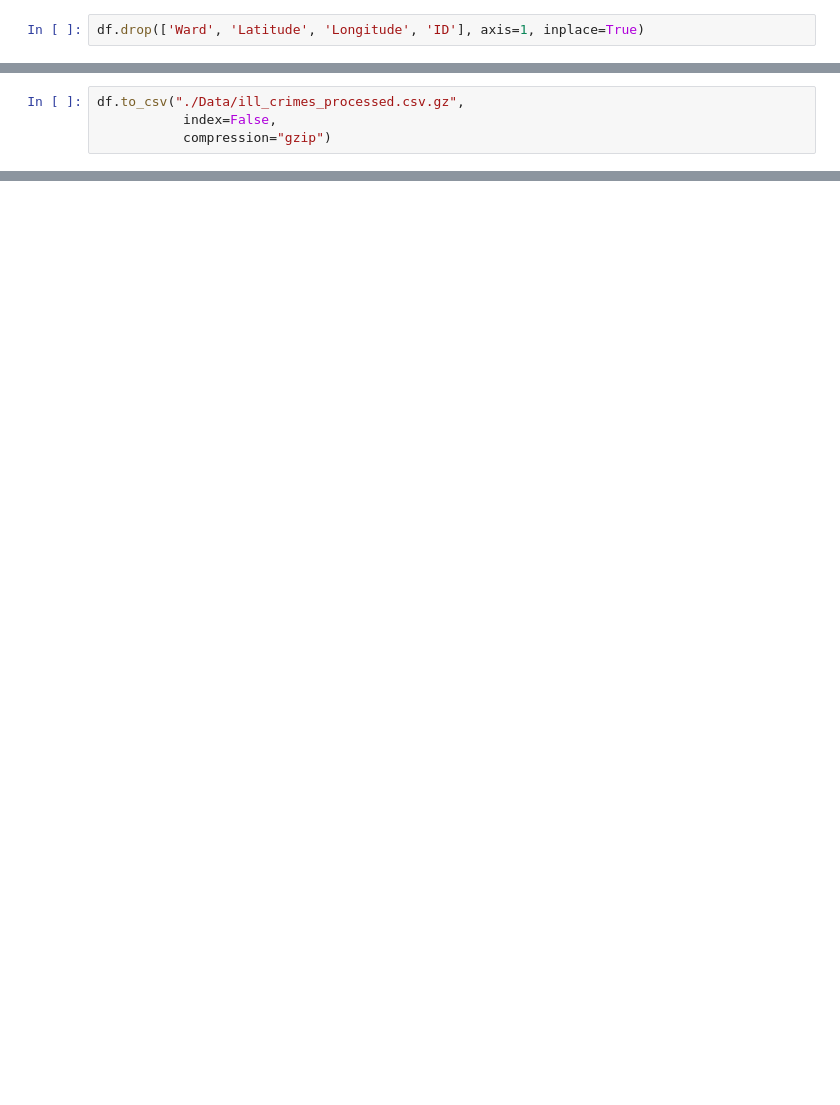
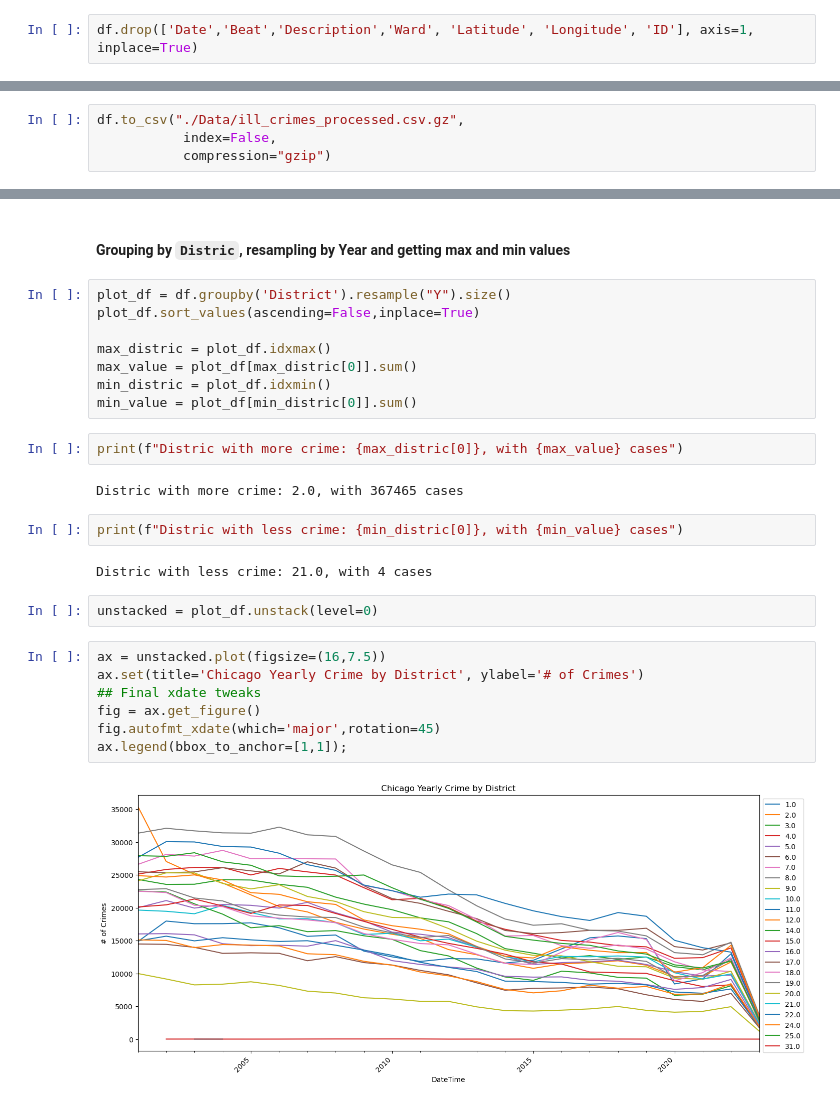
Before and after one commit to pylabview/CORE_Project_4_Part_1, a Jupyter notebook: (Core) Project 4 - Part 1.ipynb, the cells around one changed output, grey strips where cells are left out. Cells and saved outputs as stored; diff of their text form; blank space fills up the shorter version.

````diff
--- a/(Core) Project 4 - Part 1.ipynb
+++ b/(Core) Project 4 - Part 1.ipynb
@@ -191,2 +189,2 @@ df.head()
 # %%
-df.drop(['Ward', 'Latitude', 'Longitude', 'ID'], axis=1, inplace=True)
+df.drop(['Date','Beat','Description','Ward', 'Latitude', 'Longitude', 'ID'], axis=1, inplace=True)
@@ -196,0 +226,29 @@ df.to_csv("./Data/ill_crimes_processed.csv.gz",
+# %% [markdown]
+#### Grouping by ```Distric```, resampling by Year and getting max and min values
+# %%
+plot_df = df.groupby('District').resample("Y").size()
+plot_df.sort_values(ascending=False,inplace=True)
+
+max_distric = plot_df.idxmax()
+max_value = plot_df[max_distric[0]].sum()
+min_distric = plot_df.idxmin()
+min_value = plot_df[min_distric[0]].sum()
+# %%
+print(f"Distric with more crime: {max_distric[0]}, with {max_value} cases")
+# %% [output]
+Distric with more crime: 2.0, with 367465 cases
+# %%
+print(f"Distric with less crime: {min_distric[0]}, with {min_value} cases")
+# %% [output]
+Distric with less crime: 21.0, with 4 cases
+# %%
+unstacked = plot_df.unstack(level=0)
+# %%
+ax = unstacked.plot(figsize=(16,7.5))
+ax.set(title='Chicago Yearly Crime by District', ylabel='# of Crimes')
+## Final xdate tweaks
+fig = ax.get_figure()
+fig.autofmt_xdate(which='major',rotation=45)
+ax.legend(bbox_to_anchor=[1,1]);
+# %% [output]
+[figure, added]
````
Also changed, not shown: parts of 27 cells of this notebook, 3 other files.
